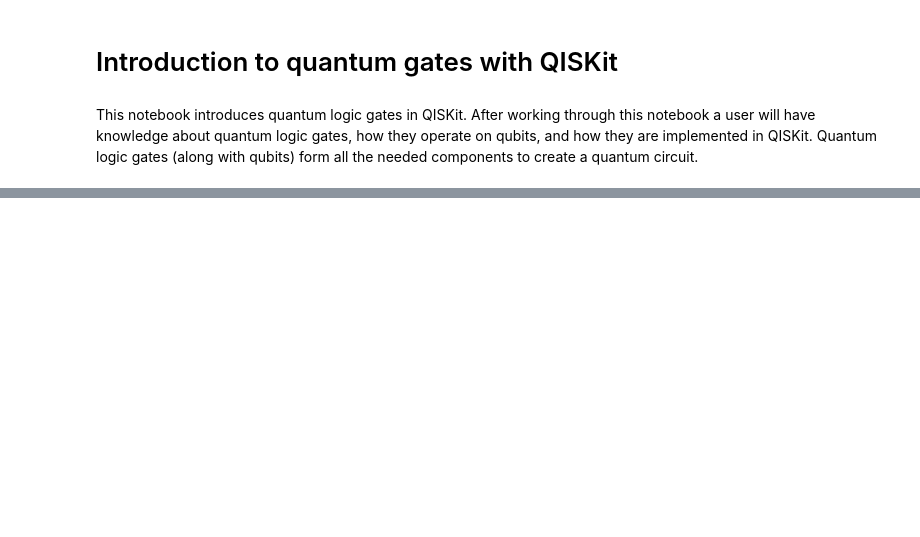
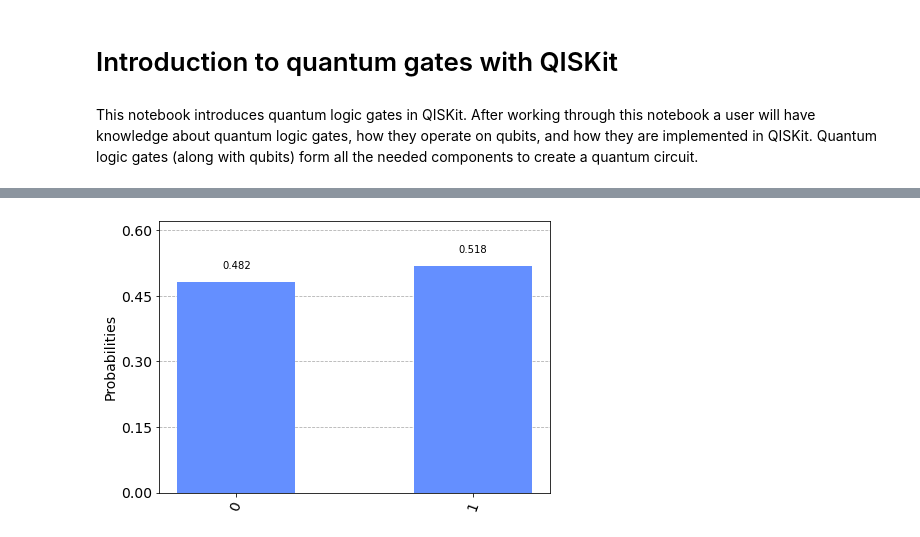
Before and after one commit to francis-newson-tessella/qiskit-2022, a Jupyter notebook: Notebooks/Quantum Gates.ipynb, the cells around one changed output, grey strips where cells are left out. Saved outputs shown, nothing was run; the diff lists cells and outputs as text; code cells hidden in the pictures; blank space fills up the shorter version.

```diff
--- a/Notebooks/Quantum Gates.ipynb
+++ b/Notebooks/Quantum Gates.ipynb
@@ -17,0 +65,7 @@ A high-level perspective of $2\times 2$ matrix-vector multiplication is that it
+# %%
+sim = Aer.get_backend('aer_simulator')
+result = sim.run(qc).result()
+counts = result.get_counts()
+plot_histogram(counts)
+# %% [output]
+[figure, added]
```
Also changed, not shown: parts of 11 cells of this notebook, 1 other file.
